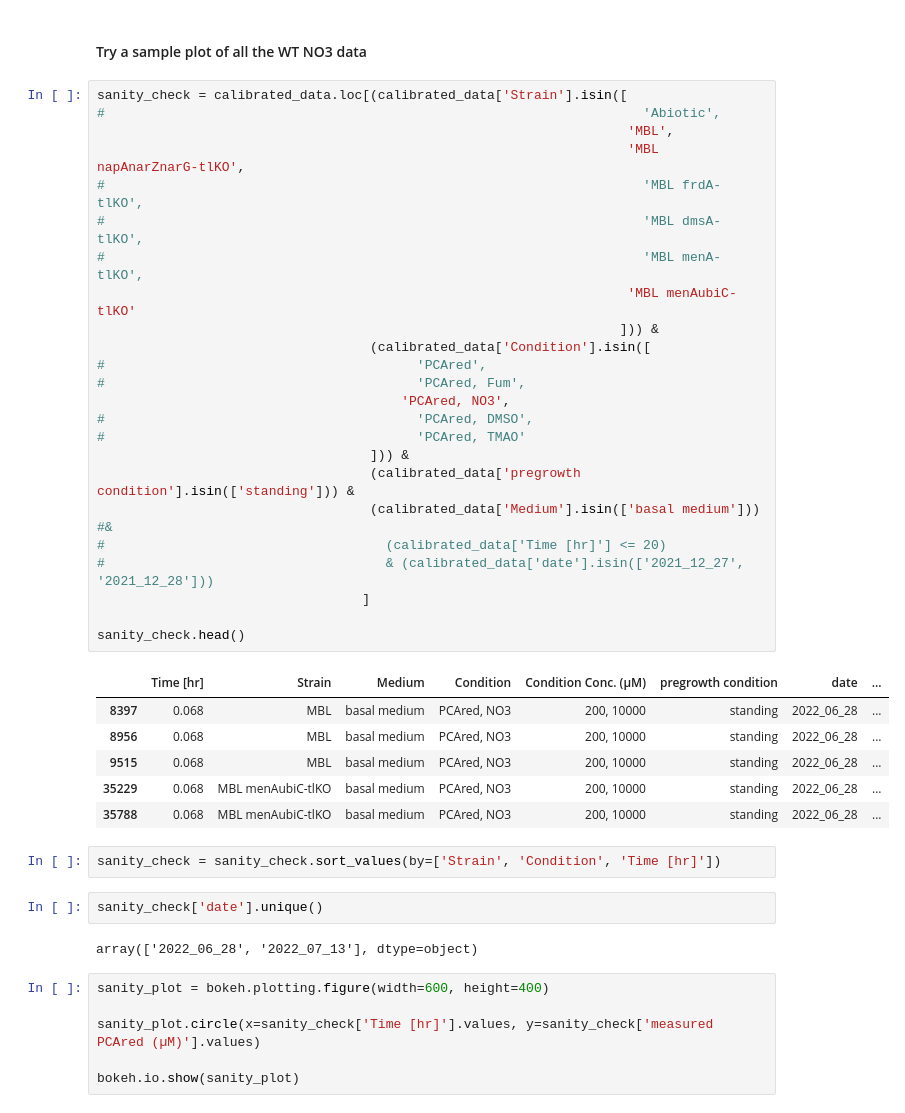
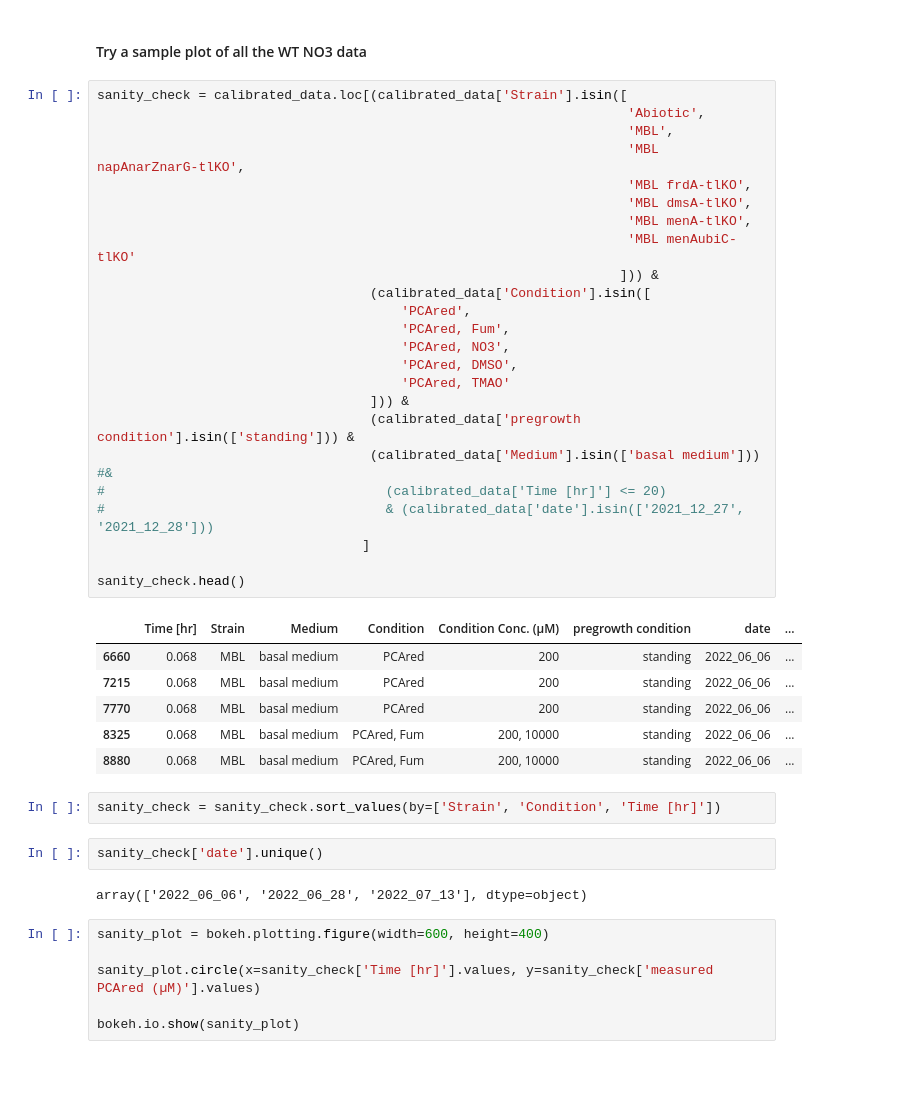
Before and after one commit to ltsypin/Cportucalensis_genetic_mech, a Jupyter notebook: genetic_mechanism_PCA_oxidation_analysis.ipynb, the cells around one changed output. Cells and saved outputs as stored; diff of their text form; blank space fills up the shorter version.

```diff
--- a/genetic_mechanism_PCA_oxidation_analysis.ipynb
+++ b/genetic_mechanism_PCA_oxidation_analysis.ipynb
@@ -607,41 +607,41 @@ array(['PCAred', 'PCAred, NO3', 'PCAred, DMSO', 'PCAred, O2',
 #### Try a sample plot of all the WT NO3 data
 # %%
 sanity_check = calibrated_data.loc[(calibrated_data['Strain'].isin([
-#                                                                     'Abiotic',
+                                                                    'Abiotic',
                                                                     'MBL',
                                                                     'MBL napAnarZnarG-tlKO',
-#                                                                     'MBL frdA-tlKO',
-#                                                                     'MBL dmsA-tlKO',
-#                                                                     'MBL menA-tlKO',
+                                                                    'MBL frdA-tlKO',
+                                                                    'MBL dmsA-tlKO',
+                                                                    'MBL menA-tlKO',
                                                                     'MBL menAubiC-tlKO'
                                                                    ])) &
                                    (calibrated_data['Condition'].isin([
-#                                        'PCAred',
-#                                        'PCAred, Fum',
+                                       'PCAred',
+                                       'PCAred, Fum',
                                        'PCAred, NO3',
-#                                        'PCAred, DMSO',
-#                                        'PCAred, TMAO'
+                                       'PCAred, DMSO',
+                                       'PCAred, TMAO'
                                    ])) &
                                    (calibrated_data['pregrowth condition'].isin(['standing'])) &
                                    (calibrated_data['Medium'].isin(['basal medium'])) #&
 #                                    (calibrated_data['Time [hr]'] <= 20)
 #                                    & (calibrated_data['date'].isin(['2021_12_27', '2021_12_28']))
                                   ]
 
 sanity_check.head()
 # %% [output]
 |  | Time [hr] | Strain | Medium | Condition | Condition Conc. (µM) | pregrowth condition | date | ... |
-| 8397 | 0.068 | MBL | basal medium | PCAred, NO3 | 200, 10000 | standing | 2022_06_28 | ... |
-| 8956 | 0.068 | MBL | basal medium | PCAred, NO3 | 200, 10000 | standing | 2022_06_28 | ... |
-| 9515 | 0.068 | MBL | basal medium | PCAred, NO3 | 200, 10000 | standing | 2022_06_28 | ... |
-| 35229 | 0.068 | MBL menAubiC-tlKO | basal medium | PCAred, NO3 | 200, 10000 | standing | 2022_06_28 | ... |
-| 35788 | 0.068 | MBL menAubiC-tlKO | basal medium | PCAred, NO3 | 200, 10000 | standing | 2022_06_28 | ... |
+| 6660 | 0.068 | MBL | basal medium | PCAred | 200 | standing | 2022_06_06 | ... |
+| 7215 | 0.068 | MBL | basal medium | PCAred | 200 | standing | 2022_06_06 | ... |
+| 7770 | 0.068 | MBL | basal medium | PCAred | 200 | standing | 2022_06_06 | ... |
+| 8325 | 0.068 | MBL | basal medium | PCAred, Fum | 200, 10000 | standing | 2022_06_06 | ... |
+| 8880 | 0.068 | MBL | basal medium | PCAred, Fum | 200, 10000 | standing | 2022_06_06 | ... |
 # %%
 sanity_check = sanity_check.sort_values(by=['Strain', 'Condition', 'Time [hr]'])
 # %%
 sanity_check['date'].unique()
 # %% [output]
-array(['2022_06_28', '2022_07_13'], dtype=object)
+array(['2022_06_06', '2022_06_28', '2022_07_13'], dtype=object)
 # %%
 sanity_plot = bokeh.plotting.figure(width=600, height=400)
 
```
Also changed, not shown: parts of 18 cells of this notebook.
